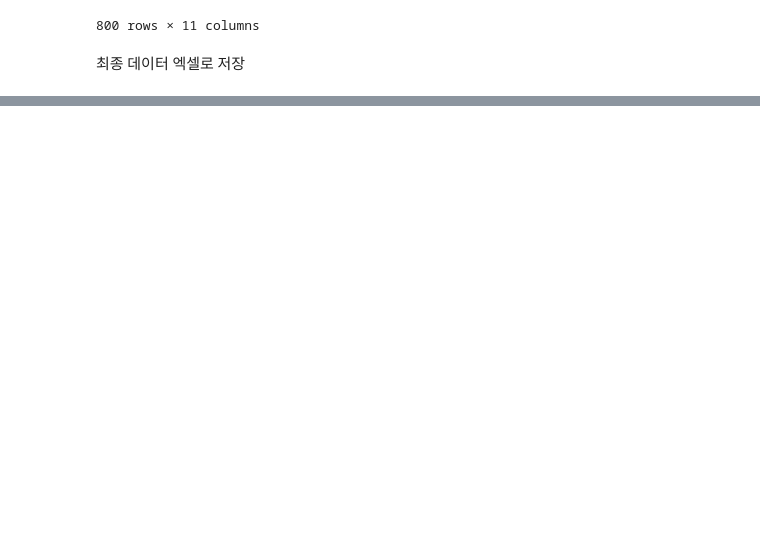
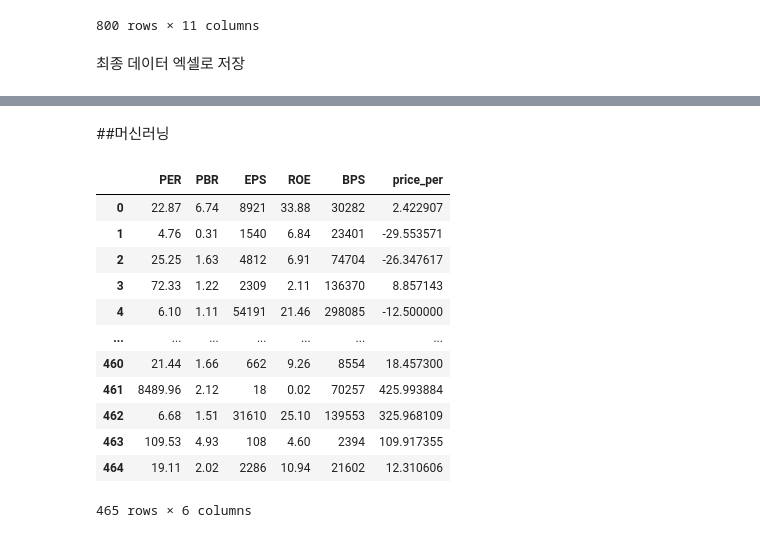
Before and after one commit to sphy1597/Spp_k-digital-2-, a Jupyter notebook: spp.ipynb, the cells around one changed output, grey strips where cells are left out. Drawn from its saved outputs; the diff is of its cells as text; code cells hidden in the pictures; blank space fills up the shorter version.

```diff
--- a/spp.ipynb
+++ b/spp.ipynb
@@ -249,0 +270,19 @@ all_data.to_excel('alldata.xlsx')
+# %% [markdown]
+##머신러닝
+# %%
+data = read_excel('/content/studydata.xlsx', thousands=',')
+data
+# %% [output]
+|  | PER | PBR | EPS | ROE | BPS | price_per |
+| 0 | 22.87 | 6.74 | 8921 | 33.88 | 30282 | 2.422907 |
+| 1 | 4.76 | 0.31 | 1540 | 6.84 | 23401 | -29.553571 |
+| 2 | 25.25 | 1.63 | 4812 | 6.91 | 74704 | -26.347617 |
+| 3 | 72.33 | 1.22 | 2309 | 2.11 | 136370 | 8.857143 |
+| 4 | 6.10 | 1.11 | 54191 | 21.46 | 298085 | -12.500000 |
+| ... | ... | ... | ... | ... | ... | ... |
+| 460 | 21.44 | 1.66 | 662 | 9.26 | 8554 | 18.457300 |
+| 461 | 8489.96 | 2.12 | 18 | 0.02 | 70257 | 425.993884 |
+| 462 | 6.68 | 1.51 | 31610 | 25.10 | 139553 | 325.968109 |
+| 463 | 109.53 | 4.93 | 108 | 4.60 | 2394 | 109.917355 |
+| 464 | 19.11 | 2.02 | 2286 | 10.94 | 21602 | 12.310606 |
+465 rows × 6 columns
```
Also changed, not shown: parts of 11 cells of this notebook.
